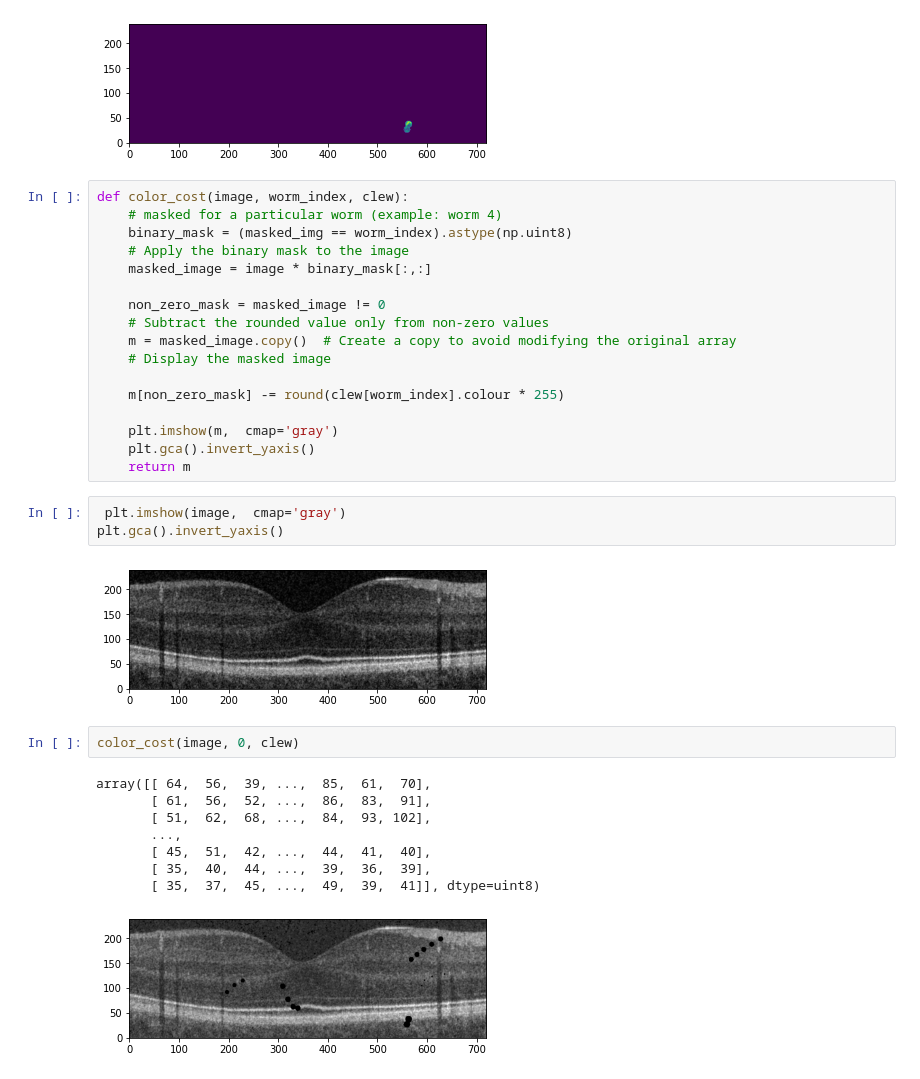
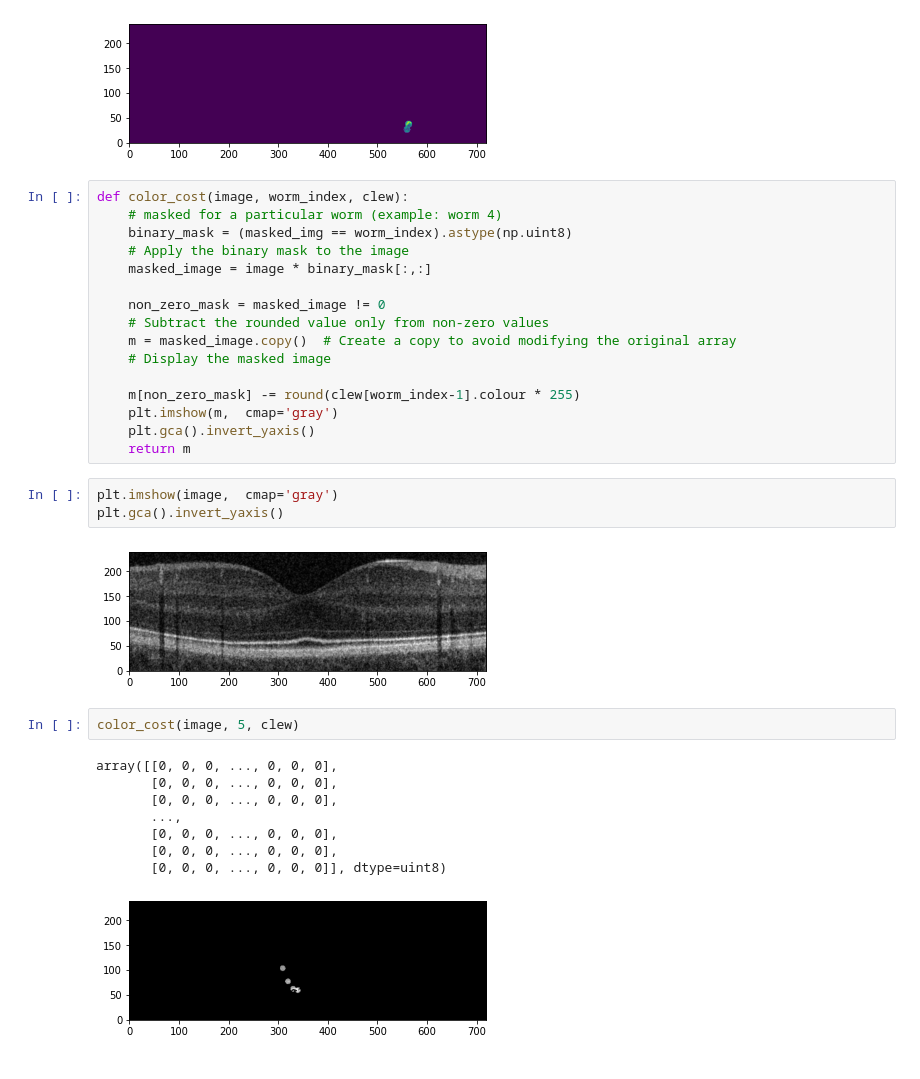
Before and after one commit to Will-H007/Camouflage-Worms, a Jupyter notebook: CamoWorms/CamoWorms.ipynb, the cells around one changed output. Drawn from its saved outputs; the diff is of its cells as text.

Commit message:
colour in progress

```diff
--- a/CamoWorms/CamoWorms.ipynb
+++ b/CamoWorms/CamoWorms.ipynb
@@ -505,24 +505,23 @@ def color_cost(image, worm_index, clew):
     m = masked_image.copy()  # Create a copy to avoid modifying the original array
     # Display the masked image
 
-    m[non_zero_mask] -= round(clew[worm_index].colour * 255)
-
+    m[non_zero_mask] -= round(clew[worm_index-1].colour * 255)
     plt.imshow(m,  cmap='gray')
     plt.gca().invert_yaxis()
     return m
 # %%
- plt.imshow(image,  cmap='gray')
+plt.imshow(image,  cmap='gray')
 plt.gca().invert_yaxis()
 # %% [output]
 [figure]
 # %%
-color_cost(image, 0, clew)
+color_cost(image, 5, clew)
 # %% [output]
-array([[ 64,  56,  39, ...,  85,  61,  70],
-       [ 61,  56,  52, ...,  86,  83,  91],
-       [ 51,  62,  68, ...,  84,  93, 102],
+array([[0, 0, 0, ..., 0, 0, 0],
+       [0, 0, 0, ..., 0, 0, 0],
+       [0, 0, 0, ..., 0, 0, 0],
        ...,
-       [ 45,  51,  42, ...,  44,  41,  40],
-       [ 35,  40,  44, ...,  39,  36,  39],
-       [ 35,  37,  45, ...,  49,  39,  41]], dtype=uint8)
+       [0, 0, 0, ..., 0, 0, 0],
+       [0, 0, 0, ..., 0, 0, 0],
+       [0, 0, 0, ..., 0, 0, 0]], dtype=uint8)
-[figure, old version]
+[figure, new version]
```
Also changed, not shown: parts of 1 cell of this notebook.
